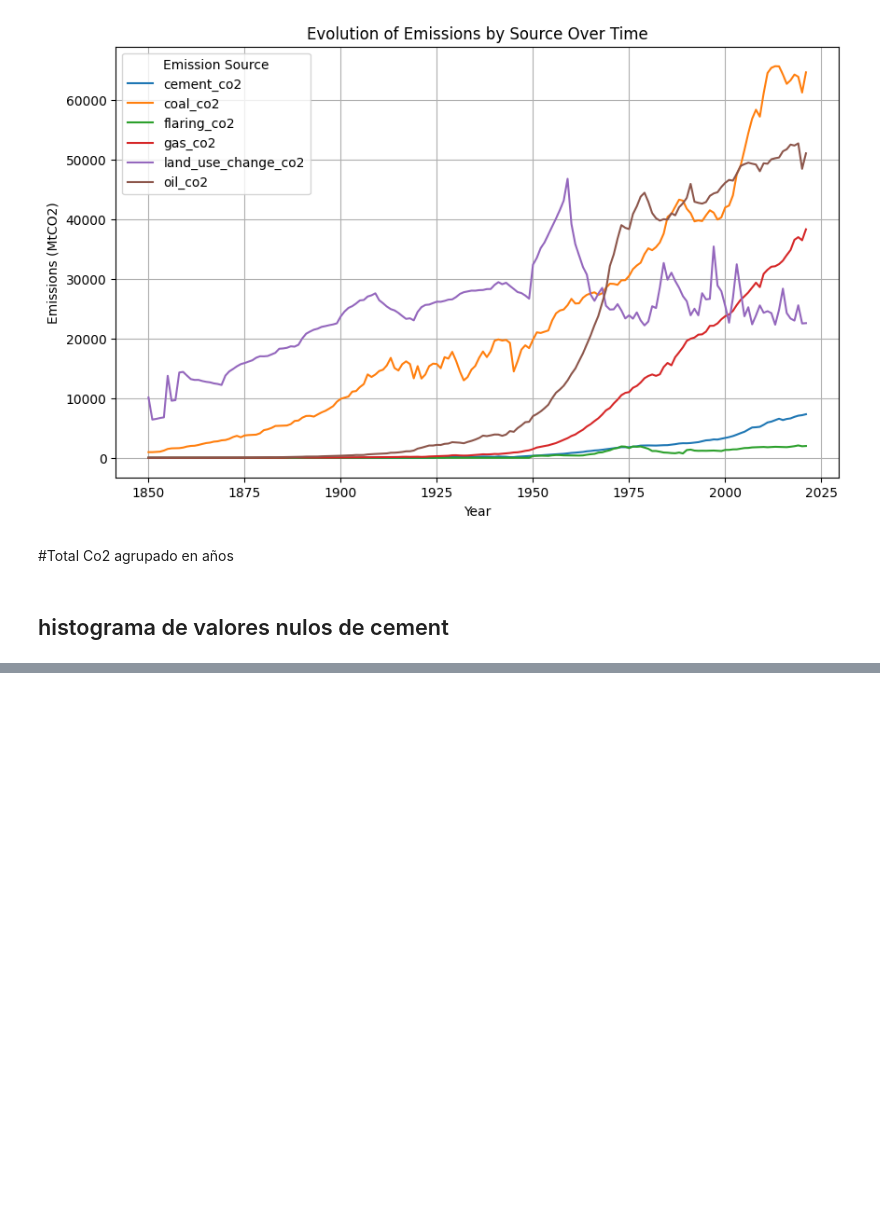
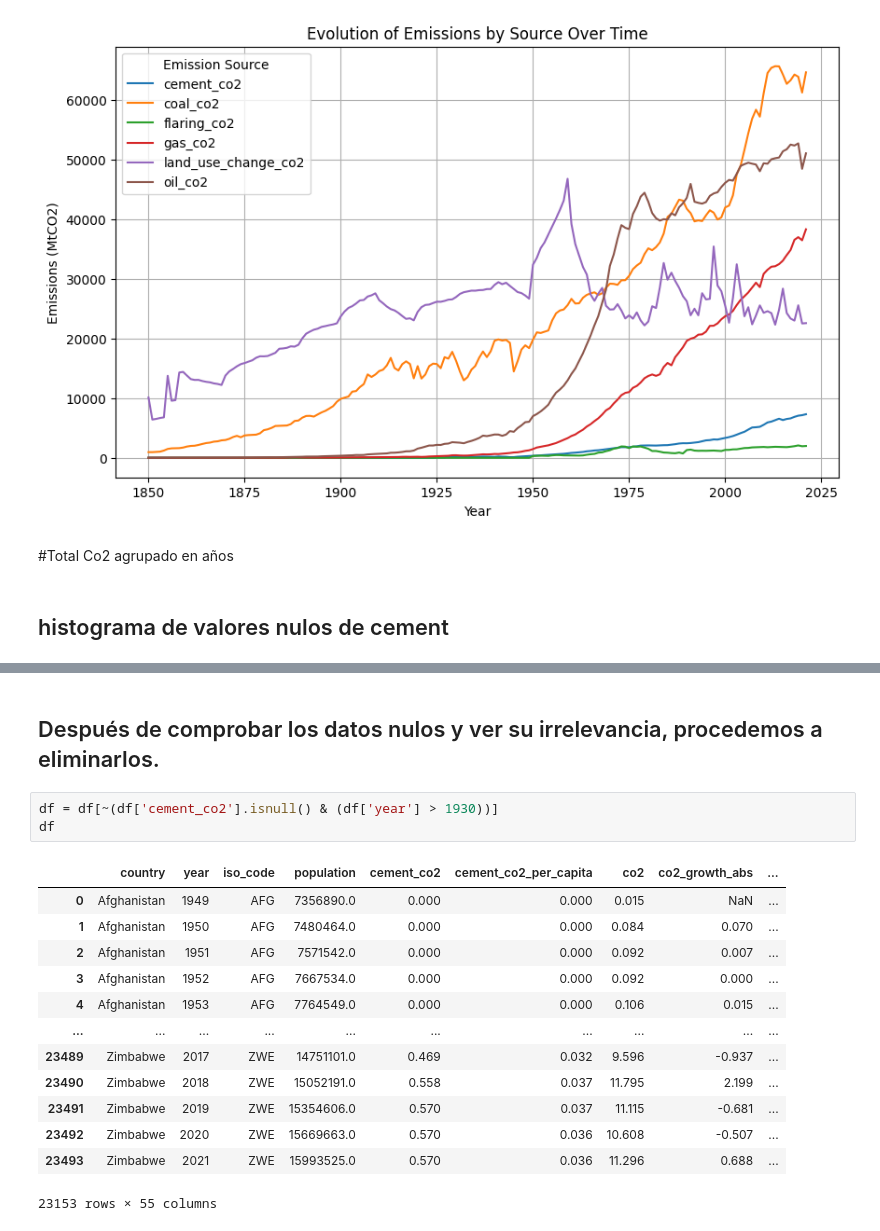
Before and after one commit to Sergio0602/Project-2--EDA, a Jupyter notebook: co2EDA.ipynb, the cells around one changed output, grey strips where cells are left out. Drawn from its saved outputs; the diff is of its cells as text; blank space fills up the shorter version.

```diff
--- a/co2EDA.ipynb
+++ b/co2EDA.ipynb
@@ -267,0 +277,19 @@ plt.plot(co2_data["year"], co2_data["total_co2"])
+# %% [markdown]
+## Después de comprobar los datos nulos y ver su irrelevancia, procedemos a eliminarlos.
+# %%
+df = df[~(df['cement_co2'].isnull() & (df['year'] > 1930))]
+df
+# %% [output]
+|  | country | year | iso_code | population | cement_co2 | cement_co2_per_capita | co2 | co2_growth_abs | ... |
+| 0 | Afghanistan | 1949 | AFG | 7356890.0 | 0.000 | 0.000 | 0.015 | NaN | ... |
+| 1 | Afghanistan | 1950 | AFG | 7480464.0 | 0.000 | 0.000 | 0.084 | 0.070 | ... |
+| 2 | Afghanistan | 1951 | AFG | 7571542.0 | 0.000 | 0.000 | 0.092 | 0.007 | ... |
+| 3 | Afghanistan | 1952 | AFG | 7667534.0 | 0.000 | 0.000 | 0.092 | 0.000 | ... |
+| 4 | Afghanistan | 1953 | AFG | 7764549.0 | 0.000 | 0.000 | 0.106 | 0.015 | ... |
+| ... | ... | ... | ... | ... | ... | ... | ... | ... | ... |
+| 23489 | Zimbabwe | 2017 | ZWE | 14751101.0 | 0.469 | 0.032 | 9.596 | -0.937 | ... |
+| 23490 | Zimbabwe | 2018 | ZWE | 15052191.0 | 0.558 | 0.037 | 11.795 | 2.199 | ... |
+| 23491 | Zimbabwe | 2019 | ZWE | 15354606.0 | 0.570 | 0.037 | 11.115 | -0.681 | ... |
+| 23492 | Zimbabwe | 2020 | ZWE | 15669663.0 | 0.570 | 0.036 | 10.608 | -0.507 | ... |
+| 23493 | Zimbabwe | 2021 | ZWE | 15993525.0 | 0.570 | 0.036 | 11.296 | 0.688 | ... |
+23153 rows × 55 columns
```
Also changed, not shown: parts of 12 cells of this notebook.
